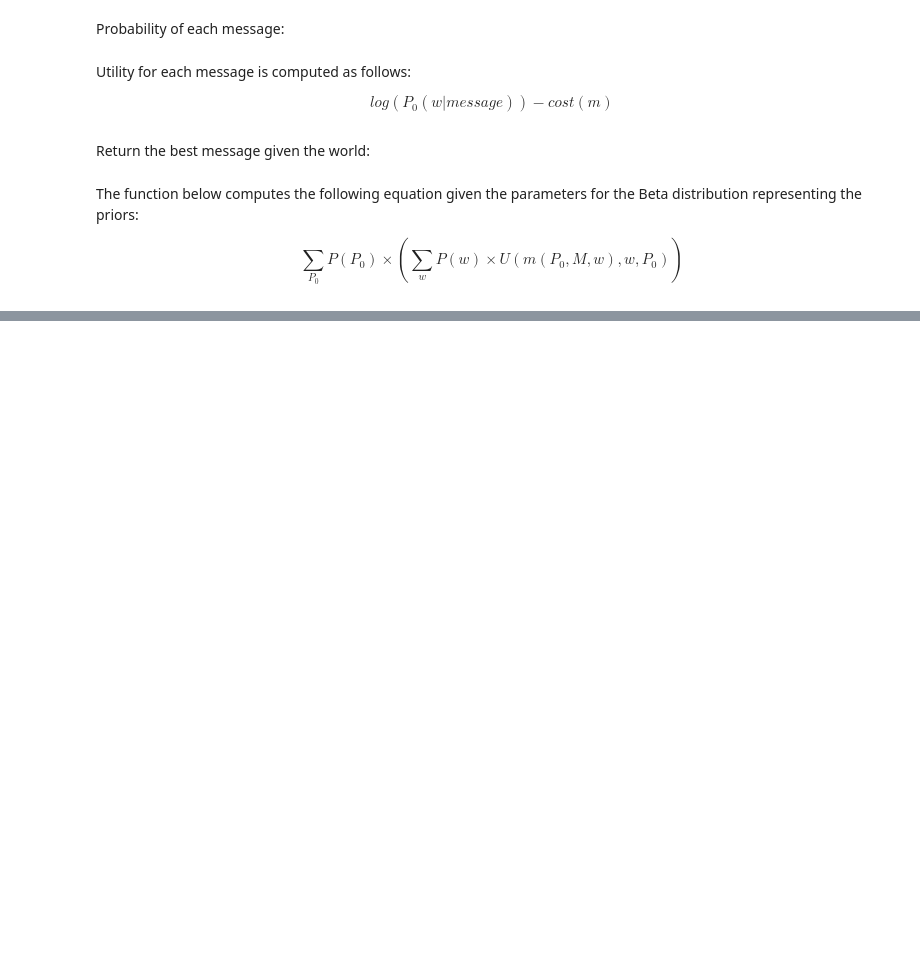
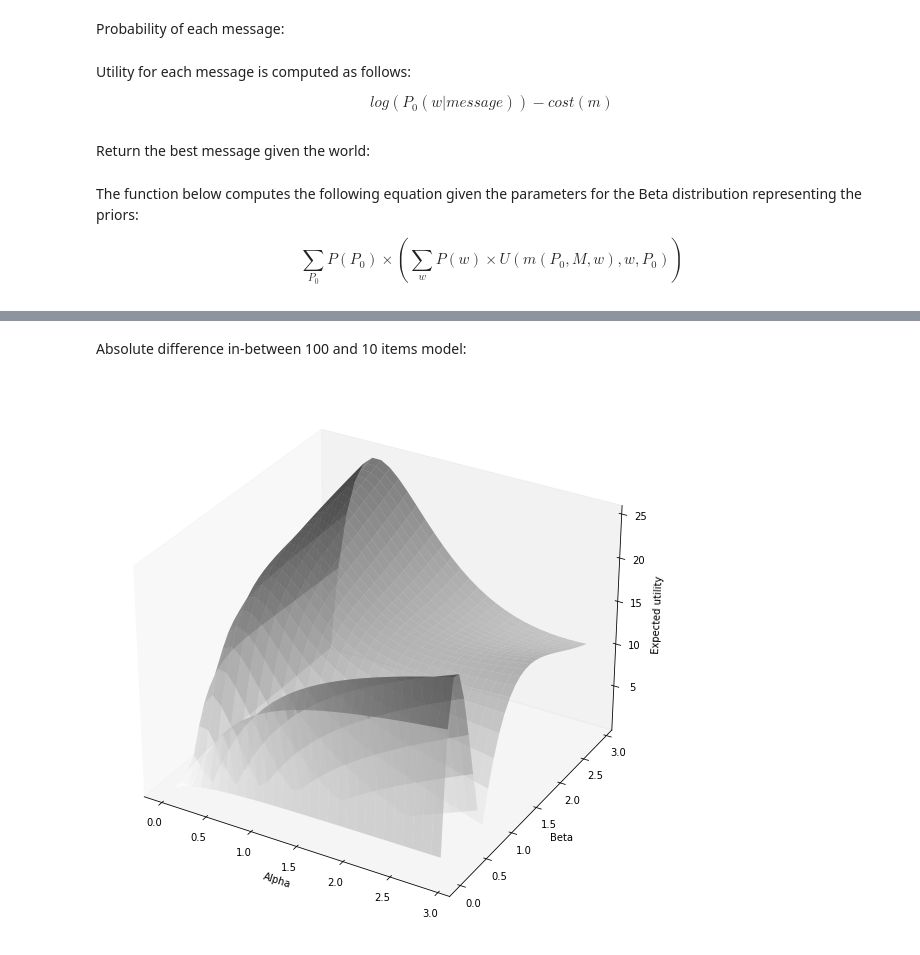
Before and after one commit to alexeykosh/2021-PPR-expected-utility, a Jupyter notebook: model.ipynb, the cells around one changed output, grey strips where cells are left out. Saved outputs shown, nothing was run; the diff lists cells and outputs as text; code cells hidden in the pictures; blank space fills up the shorter version.

```diff
--- a/model.ipynb
+++ b/model.ipynb
@@ -88,0 +100,6 @@ Text(0.5, 0, 'Expected utility')
+# %% [markdown]
+Absolute difference in-between 100 and 10 items model:
+# %%
+plot_U(X, Y, abs(Z_100-Z_10))
+# %% [output]
+[figure, added]
```
Also changed, not shown: parts of 11 cells of this notebook.
